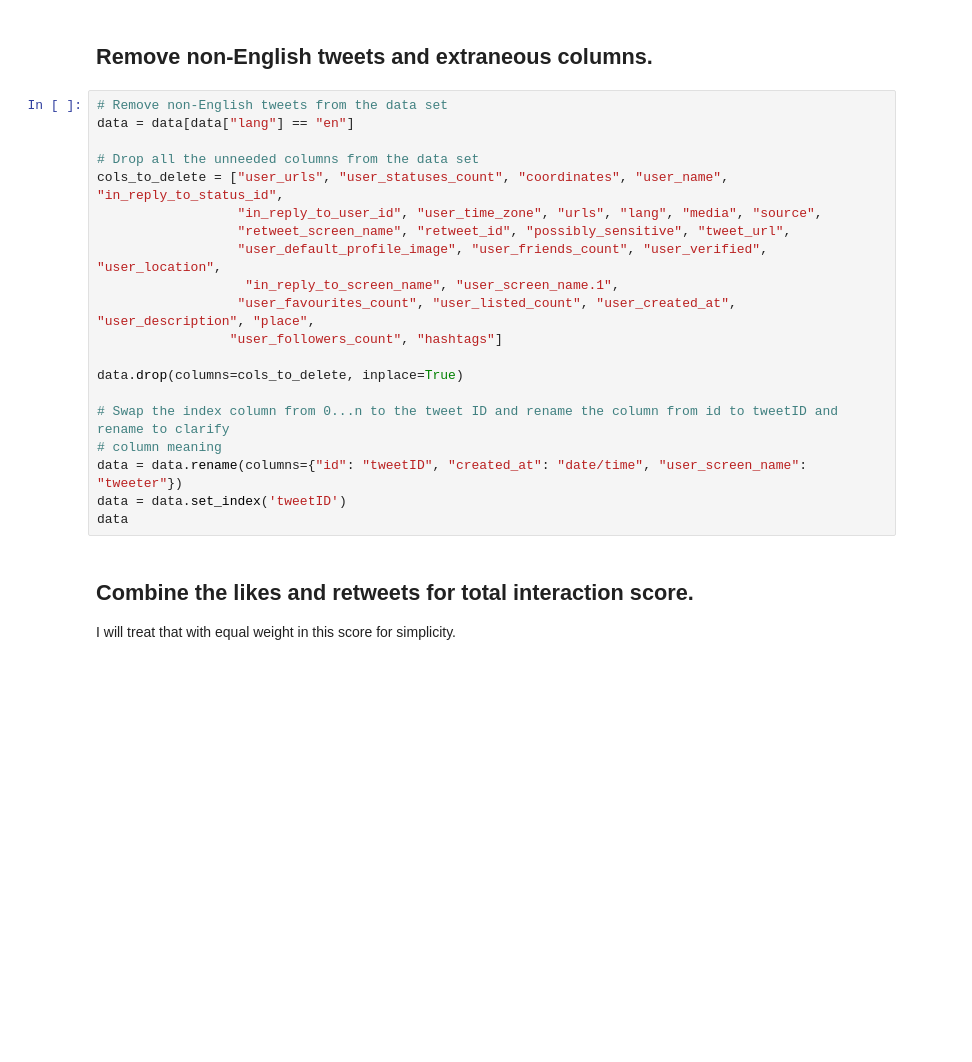
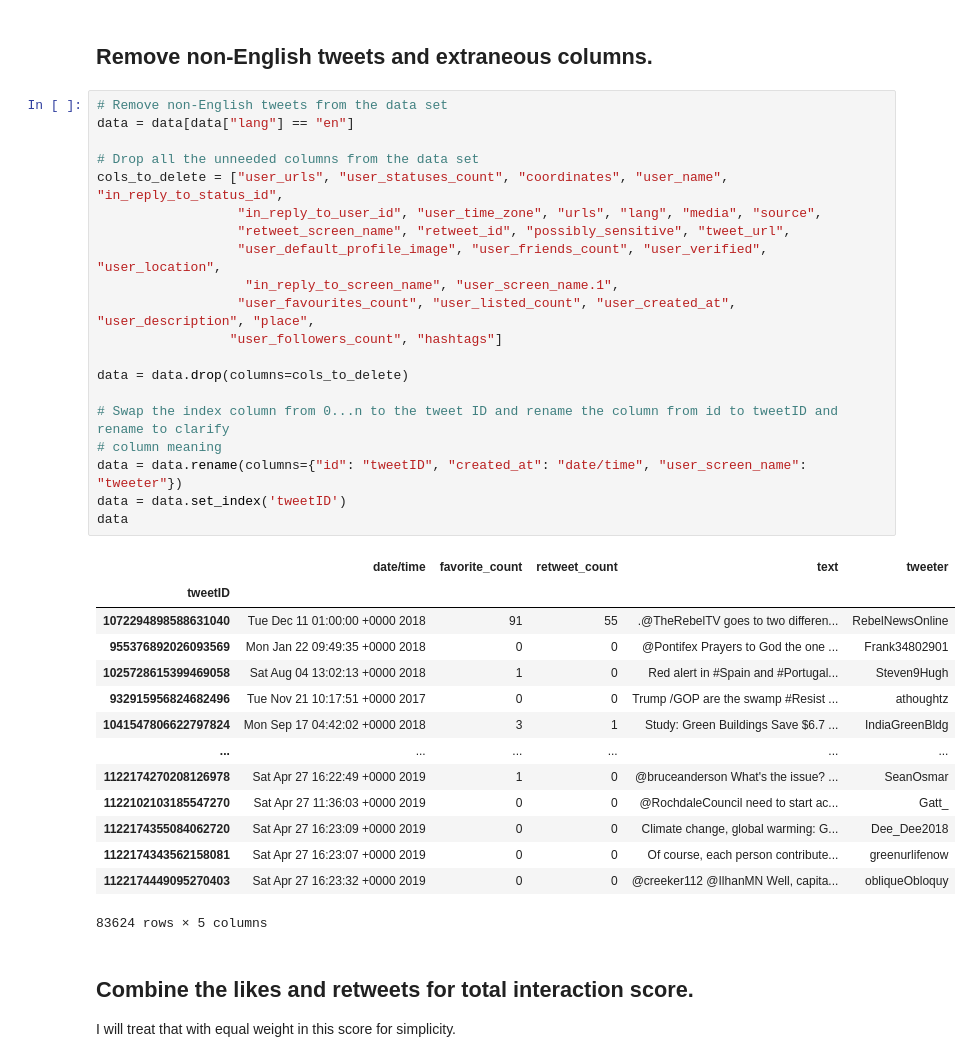
Before and after one commit to arjungandhi521/arjungandhi521.github.io, a Jupyter notebook: Climate Change on Twitter.ipynb, the cells around one changed output. Cells and saved outputs as stored; diff of their text form; blank space fills up the shorter version.

```diff
--- a/Climate Change on Twitter.ipynb
+++ b/Climate Change on Twitter.ipynb
@@ -86,23 +100,38 @@ https://www.analyticsvidhya.com/blog/2020/04/beginners-guide-exploratory-data-an
 # %%
 # Remove non-English tweets from the data set
 data = data[data["lang"] == "en"]
 
 # Drop all the unneeded columns from the data set
 cols_to_delete = ["user_urls", "user_statuses_count", "coordinates", "user_name", "in_reply_to_status_id",
                   "in_reply_to_user_id", "user_time_zone", "urls", "lang", "media", "source",
                   "retweet_screen_name", "retweet_id", "possibly_sensitive", "tweet_url",
                   "user_default_profile_image", "user_friends_count", "user_verified", "user_location",
                    "in_reply_to_screen_name", "user_screen_name.1",
                   "user_favourites_count", "user_listed_count", "user_created_at", "user_description", "place",
                  "user_followers_count", "hashtags"]
 
-data.drop(columns=cols_to_delete, inplace=True)
+data = data.drop(columns=cols_to_delete)
 
 # Swap the index column from 0...n to the tweet ID and rename the column from id to tweetID and rename to clarify
 # column meaning
 data = data.rename(columns={"id": "tweetID", "created_at": "date/time", "user_screen_name": "tweeter"})
 data = data.set_index('tweetID')
 data
+# %% [output]
+|  | date/time | favorite_count | retweet_count | text | tweeter |
+| tweetID |  |  |  |  |  |
+| 1072294898588631040 | Tue Dec 11 01:00:00 +0000 2018 | 91 | 55 | .@TheRebelTV goes to two differen... | RebelNewsOnline |
+| 955376892026093569 | Mon Jan 22 09:49:35 +0000 2018 | 0 | 0 | @Pontifex Prayers to God the one ... | Frank34802901 |
+| 1025728615399469058 | Sat Aug 04 13:02:13 +0000 2018 | 1 | 0 | Red alert in #Spain and #Portugal... | Steven9Hugh |
+| 932915956824682496 | Tue Nov 21 10:17:51 +0000 2017 | 0 | 0 | Trump /GOP are the swamp #Resist ... | athoughtz |
+| 1041547806622797824 | Mon Sep 17 04:42:02 +0000 2018 | 3 | 1 | Study: Green Buildings Save $6.7 ... | IndiaGreenBldg |
+| ... | ... | ... | ... | ... | ... |
+| 1122174270208126978 | Sat Apr 27 16:22:49 +0000 2019 | 1 | 0 | @bruceanderson What's the issue? ... | SeanOsmar |
+| 1122102103185547270 | Sat Apr 27 11:36:03 +0000 2019 | 0 | 0 | @RochdaleCouncil need to start ac... | Gatt_ |
+| 1122174355084062720 | Sat Apr 27 16:23:09 +0000 2019 | 0 | 0 | Climate change, global warming: G... | Dee_Dee2018 |
+| 1122174343562158081 | Sat Apr 27 16:23:07 +0000 2019 | 0 | 0 | Of course, each person contribute... | greenurlifenow |
+| 1122174449095270403 | Sat Apr 27 16:23:32 +0000 2019 | 0 | 0 | @creeker112 @IlhanMN Well, capita... | obliqueObloquy |
+83624 rows × 5 columns
 # %% [markdown]
 ## Combine the likes and retweets for total interaction score.
 I will treat that with equal weight in this score for simplicity.
```
Also changed, not shown: parts of 29 cells of this notebook.
